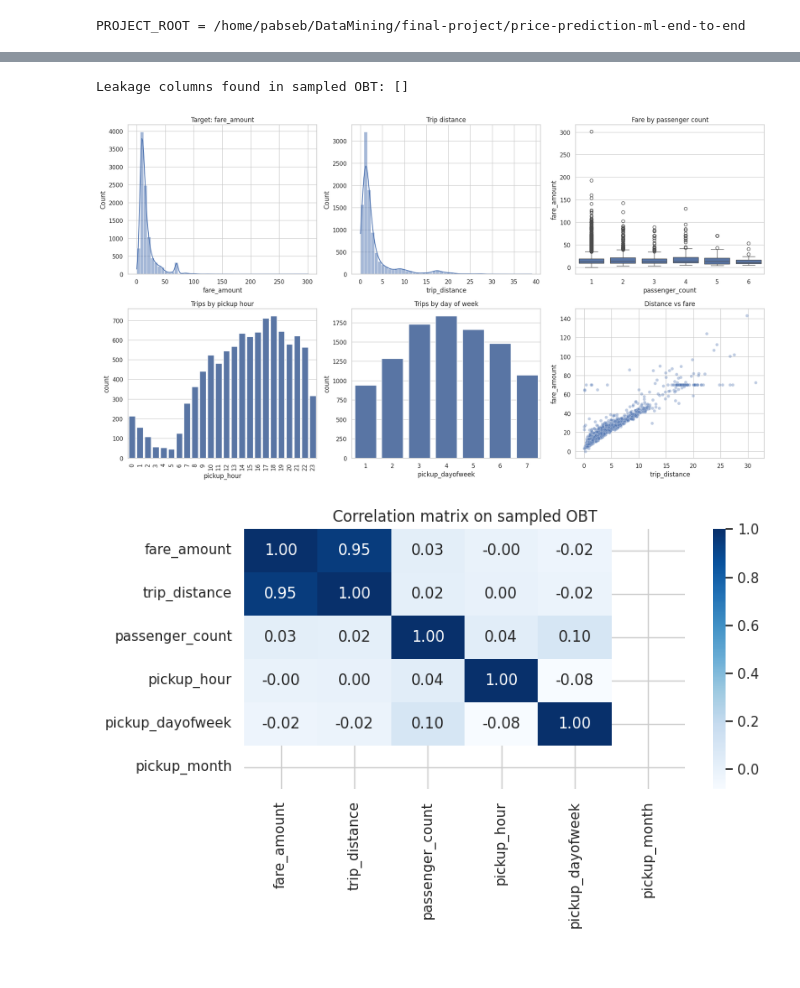
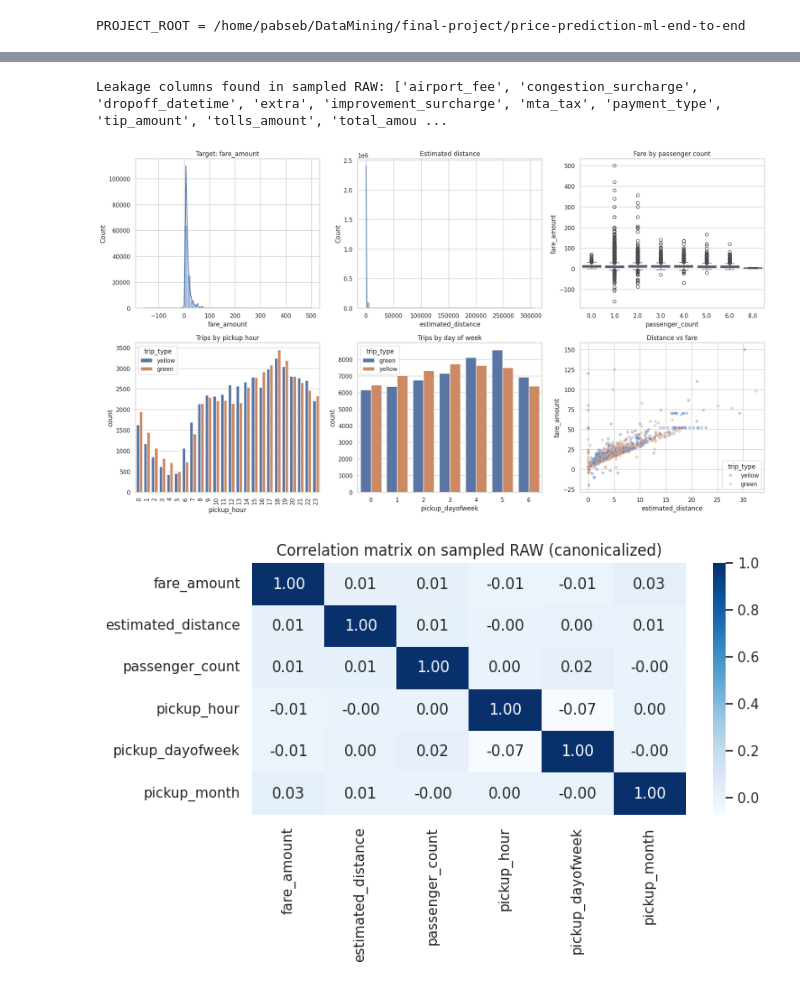
Before and after one commit to jjjulianleon/price-prediction-ml-end-to-end, a Jupyter notebook: notebooks/01_eda.ipynb, the cells around one changed output, grey strips where cells are left out. Drawn from its saved outputs; the diff is of its cells as text; code cells hidden in the pictures.

Commit message:
Proyecto Final ML End-to-end Completado.
Predicción de precios sobre NYC Taxi TLC.

```diff
--- a/notebooks/01_eda.ipynb
+++ b/notebooks/01_eda.ipynb
@@ -47,23 +54,25 @@ import pandas as pd
 import matplotlib.pyplot as plt
 import seaborn as sns
 
-from src.data.ingestion import fetch_sample
-from src.features.build_features import DISTANCE_COLUMN, LEAKAGE_COLUMNS, TARGET_COLUMN, build_candidate_modeling_frame, normalize_raw_taxi_frame
+from src.data.ingestion import balanced_raw_sample_sql, fetch_sample
+from src.features.build_features import DISTANCE_COLUMN, LEAKAGE_COLUMNS, TARGET_COLUMN, add_temporal_features, build_candidate_modeling_frame, normalize_raw_taxi_frame
 from src.utils.config import get_settings
 
 sns.set_theme(style='whitegrid', context='notebook')
 pd.set_option('display.max_columns', 100)
 
 settings = get_settings()
-sample_limit = 10000
+sample_limit = settings.eda_sample_limit  # controlado por EDA_SAMPLE_LIMIT en .env
+
 raw_sample = fetch_sample(
-    f"SELECT * FROM {settings.raw_table}",
-    sample_pct=1.0,
+    balanced_raw_sample_sql(settings, limit=sample_limit, sample_seed=settings.eda_sample_seed),
     limit=sample_limit,
-    sample_seed=settings.eda_sample_seed,
     settings=settings,
 )
+
 sample_df = normalize_raw_taxi_frame(raw_sample)
+eda_df = add_temporal_features(sample_df)
+
 candidate_df = build_candidate_modeling_frame(
     raw_sample,
     start_date=settings.data_start_date,
@@ -71,10 +80,13 @@ candidate_df = build_candidate_modeling_frame(
 )
 
 assert not raw_sample.empty, 'La muestra raw del EDA esta vacia. Revisa setup/ingest.'
-print('table =', settings.raw_table)
+print('trip_types =', settings.trip_type_label)
 print('raw sample shape =', raw_sample.shape)
 print('raw columns =', raw_sample.columns.tolist())
 print('canonical columns =', sample_df.columns.tolist())
+print('eda columns =', eda_df.columns.tolist())
+print('sample by trip_type =')
+print(sample_df['trip_type'].value_counts(dropna=False).sort_index())
 print('candidate rows after rules =', len(candidate_df))
-sample_df.head()
+eda_df.head()
 # %% [output]
@@ -163 +199,10 @@ null_dropoff_location         0
 Name: value, dtype: int64
+# %%
+# Cobertura multi-año: confirmar que la muestra abarca varios años y ambas flotas
+eda_df['pickup_year'] = pd.to_datetime(eda_df['pickup_datetime']).dt.year
+year_fleet_coverage = eda_df.groupby(['pickup_year', 'trip_type']).size().unstack(fill_value=0)
+print('Cobertura por año y flota en la muestra:')
+print(year_fleet_coverage)
+year_fleet_coverage.plot(kind='bar', figsize=(14, 4), title='Filas por año y flota (muestra RAW)')
+plt.ylabel('Filas')
+plt.tight_layout()
@@ -165,33 +297,33 @@ Name: value, dtype: int64
 forbidden_found = sorted(set(raw_sample.columns).intersection(LEAKAGE_COLUMNS))
 print('Leakage columns found in sampled RAW:', forbidden_found)
 # %% [output]
-Leakage columns found in sampled OBT: []
+Leakage columns found in sampled RAW: ['airport_fee', 'congestion_surcharge', 'dropoff_datetime', 'extra', 'improvement_surcharge', 'mta_tax', 'payment_type', 'tip_amount', 'tolls_amount', 'total_amou ...
 # %%
 fig, axes = plt.subplots(2, 3, figsize=(18, 10))
-sns.histplot(sample_df['fare_amount'], bins=50, kde=True, ax=axes[0, 0])
+sns.histplot(eda_df['fare_amount'], bins=50, kde=True, ax=axes[0, 0])
 axes[0, 0].set_title('Target: fare_amount')
-sns.histplot(sample_df[DISTANCE_COLUMN], bins=50, kde=True, ax=axes[0, 1])
+sns.histplot(eda_df[DISTANCE_COLUMN], bins=50, kde=True, ax=axes[0, 1])
 axes[0, 1].set_title('Estimated distance')
-sns.boxplot(data=sample_df, x='passenger_count', y='fare_amount', ax=axes[0, 2])
+sns.boxplot(data=eda_df, x='passenger_count', y='fare_amount', ax=axes[0, 2])
 axes[0, 2].set_title('Fare by passenger count')
-sns.countplot(data=sample_df, x='pickup_hour', ax=axes[1, 0])
+sns.countplot(data=eda_df, x='pickup_hour', hue='trip_type', ax=axes[1, 0])
 axes[1, 0].set_title('Trips by pickup hour')
 axes[1, 0].tick_params(axis='x', rotation=90)
-sns.countplot(data=sample_df, x='pickup_dayofweek', ax=axes[1, 1])
+sns.countplot(data=eda_df, x='pickup_dayofweek', hue='trip_type', ax=axes[1, 1])
 axes[1, 1].set_title('Trips by day of week')
-plot_sample = sample_df.sample(min(len(sample_df), 2500), random_state=42)
-sns.scatterplot(data=plot_sample, x=DISTANCE_COLUMN, y='fare_amount', alpha=0.35, ax=axes[1, 2])
+plot_sample = eda_df.sample(min(len(eda_df), 2500), random_state=42)
+sns.scatterplot(data=plot_sample, x=DISTANCE_COLUMN, y='fare_amount', hue='trip_type', alpha=0.35, ax=axes[1, 2])
 axes[1, 2].set_title('Distance vs fare')
 plt.tight_layout()
 # %% [output]
-[figure, old version]
+[figure, new version]
 # %%
 corr_cols = ['fare_amount', DISTANCE_COLUMN, 'passenger_count', 'pickup_hour', 'pickup_dayofweek', 'pickup_month']
-corr_df = sample_df[corr_cols].corr(numeric_only=True)
+corr_df = eda_df[corr_cols].corr(numeric_only=True)
 plt.figure(figsize=(8, 5))
 sns.heatmap(corr_df, annot=True, cmap='Blues', fmt='.2f')
 plt.title('Correlation matrix on sampled RAW (canonicalized)')
 plt.tight_layout()
 # %% [output]
-[figure, old version]
+[figure, new version]
 # %%
```
Also changed, not shown: parts of 11 cells of this notebook, 43 other files.
